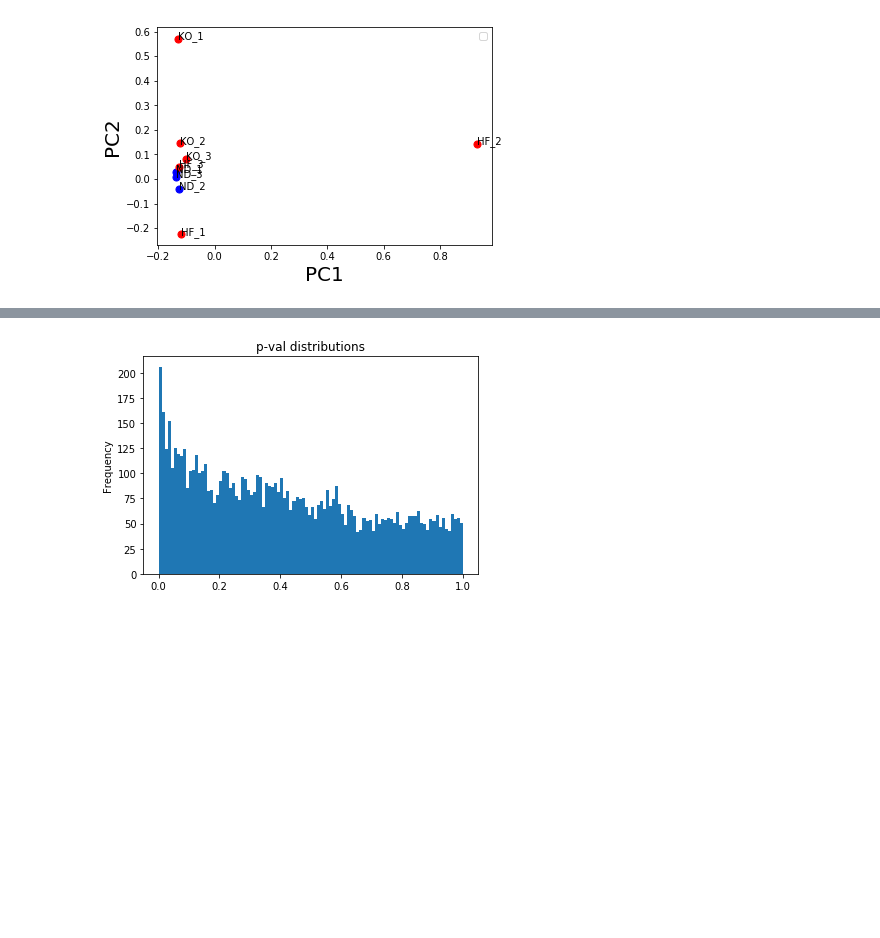
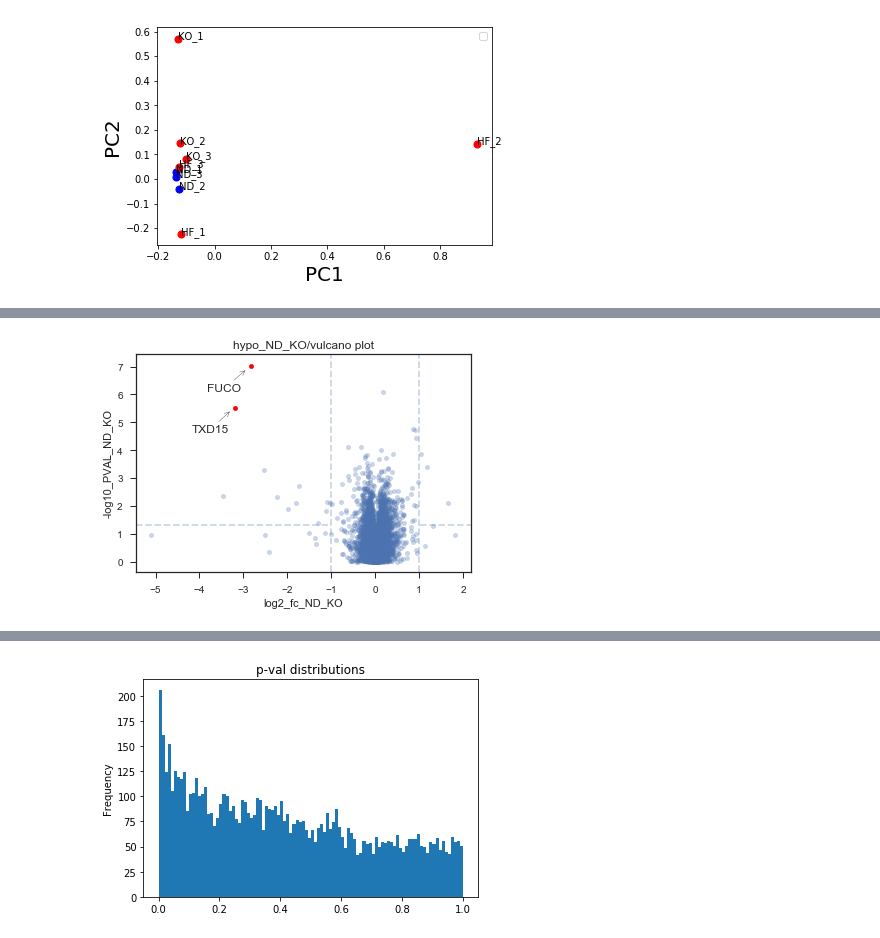
Before and after one commit to mtinti/jennie_analysis, a Jupyter notebook: analysis-hypo.ipynb, the cells around one changed output, grey strips where cells are left out. Drawn from its saved outputs; the diff is of its cells as text; code cells hidden in the pictures; blank space fills up the shorter version.

```diff
--- a/analysis-hypo.ipynb
+++ b/analysis-hypo.ipynb
@@ -98,3 +130,80 @@ utilities.make_analysis(norm_df, onesample_results, tag='ND_KO')
+# %%
+#t-test between normal diet and KO - high fat diet
+#from scipy.stats import ttest_ind
+#onesample_results = ttest_ind(norm_df[['ND_1','ND_2','ND_3']].T, norm_df[['KO_1','KO_2','KO_3']].T)
+#utilities.make_analysis(norm_df, onesample_results, tag='ND_KO')
+tag_1='ND'
+tag_2='KO'
+import os
+tag = tag_1 +'_'+tag_2
+#os.makedirs('hypo_'+tag)
+sns.set(style="ticks")
+from statsmodels.sandbox.stats.multicomp import multipletests
+def make_analysis(norm_df, onesample_results, tag):
+
+    # Set up the figure
+    f, ax = plt.subplots()
+    #ax.set_aspect("equal")
+    # Draw the two density plots
+        #correct for multy-hypotesis
+    norm_df['T_'+tag]=onesample_results[0]
+    norm_df['PVAL_'+tag]=onesample_results[1]
+    norm_df['-log10_PVAL_'+tag] = -np.log10(norm_df['PVAL_'+tag])
+    p_adjusted = multipletests(norm_df['PVAL_'+tag], method='bonferroni')
+    norm_df['PVAL_'+tag+'_ADJ']=p_adjusted[1]
+    norm_df.plot(kind='scatter',x='log2_fc_'+tag,y='-log10_PVAL_'+tag, ax=ax, alpha=0.3)
+    prots = ['tr|Q3TCW3|Q3TCW3_MOUSE Putative uncharacterized protein OS=Mus musculus GN=Fuca1 PE=2 SV=1;sp|Q99LJ1|FUCO_MOUSE Tissue alpha-L-fucosidase OS=Mus musculus GN=Fuca1 PE=1 SV=1',
+             'sp|Q6P6J9|TXD15_MOUSE Thioredoxin domain-containing protein 15 OS=Mus musculus GN=Txndc15 PE=1 SV=1',
+            ]
+    norm_df.loc[prots].plot(kind='scatter',x='log2_fc_'+tag,y='-log10_PVAL_'+tag, ax=ax, c='r')
+
+    x=norm_df.loc[prots[0]]['log2_fc_'+tag]-0.1
+    y=norm_df.loc[prots[0]]['-log10_PVAL_'+tag]-0.1
+    xt = norm_df.loc[prots[0]]['log2_fc_'+tag]-1
+    yt = norm_df.loc[prots[0]]['-log10_PVAL_'+tag]-0.9
+    ax.annotate('FUCO',
+
+                xy=(x, y),
+                xytext=(xt, yt),
+            arrowprops=dict(facecolor='black',  arrowstyle="->"),
+            )
+
+    x=norm_df.loc[prots[1]]['log2_fc_'+tag]-0.1
+    y=norm_df.loc[prots[1]]['-log10_PVAL_'+tag]-0.1
+    xt = norm_df.loc[prots[1]]['log2_fc_'+tag]-1
+    yt = norm_df.loc[prots[1]]['-log10_PVAL_'+tag]-0.9
+    ax.annotate('TXD15',
+
+                xy=(x, y),
+                xytext=(xt, yt),
+            arrowprops=dict(facecolor='black',  arrowstyle="->"),
+            )
+    #norm_df = norm_df[['log2_fc_'+tag, '-log10_PVAL_'+tag]]
+    #norm_df = norm_df.dropna()
+    #norm_df.plot(kind='scatter',x='log2_fc_'+tag,y='-log10_PVAL_'+tag, alpha=0.1,s=1,ax=ax)
+    #sns.kdeplot(norm_df['log2_fc_'+tag], norm_df['-log10_PVAL_'+tag],
+                 #cmap="Blues", shade=True, shade_lowest=False, ax=ax)
+
+    ax.axvline(x=1, ymin=0, ymax=1, ls='--',alpha=0.3)
+    ax.axvline(x=-1, ymin=0, ymax=1, ls='--',alpha=0.3)
+    ax.axhline(y=-np.log10(0.05), xmin=0, xmax=0.58, ls='--',alpha=0.3)
+    ax.axhline(y=-np.log10(0.05), xmin=0.85, xmax=1, ls='--',alpha=0.3)
+    plt.title('hypo_'+tag+'/'+'vulcano plot')
+    plt.savefig('hypo_'+tag+'/'+'vulcano.svg')
+    plt.show()
+    return
+
+onesample_results = ttest_ind(norm_df[[tag_1+'_1',tag_1+'_2',tag_1+'_3']].T,
+                              norm_df[[tag_2+'_1',tag_2+'_2',tag_2+'_3']].T)
+make_analysis(norm_df, onesample_results, tag=tag)
+temp = norm_df[[tag_1+'_1',tag_1+'_2',tag_1+'_3',
+                tag_2+'_1',tag_2+'_2',tag_2+'_3','log2_fc_'+tag,'-log10_PVAL_'+tag]]
+temp = temp.sort_values('-log10_PVAL_'+tag)
+temp = temp[(temp['log2_fc_'+tag]<-1) | (temp['log2_fc_'+tag]<-1)].sort_values('-log10_PVAL_'+tag)
+temp.head()
+temp.to_csv('hypo_'+tag+'/'+'data_'+tag+'.csv')
+# %% [output]
+[figure, added]
 # %%
 #print the significant one in the normalized and raw data
 test = norm_df[norm_df['PVAL_ND_KO_ADJ']<0.05]
```
Also changed, not shown: parts of 4 cells of this notebook, 9 other files.
